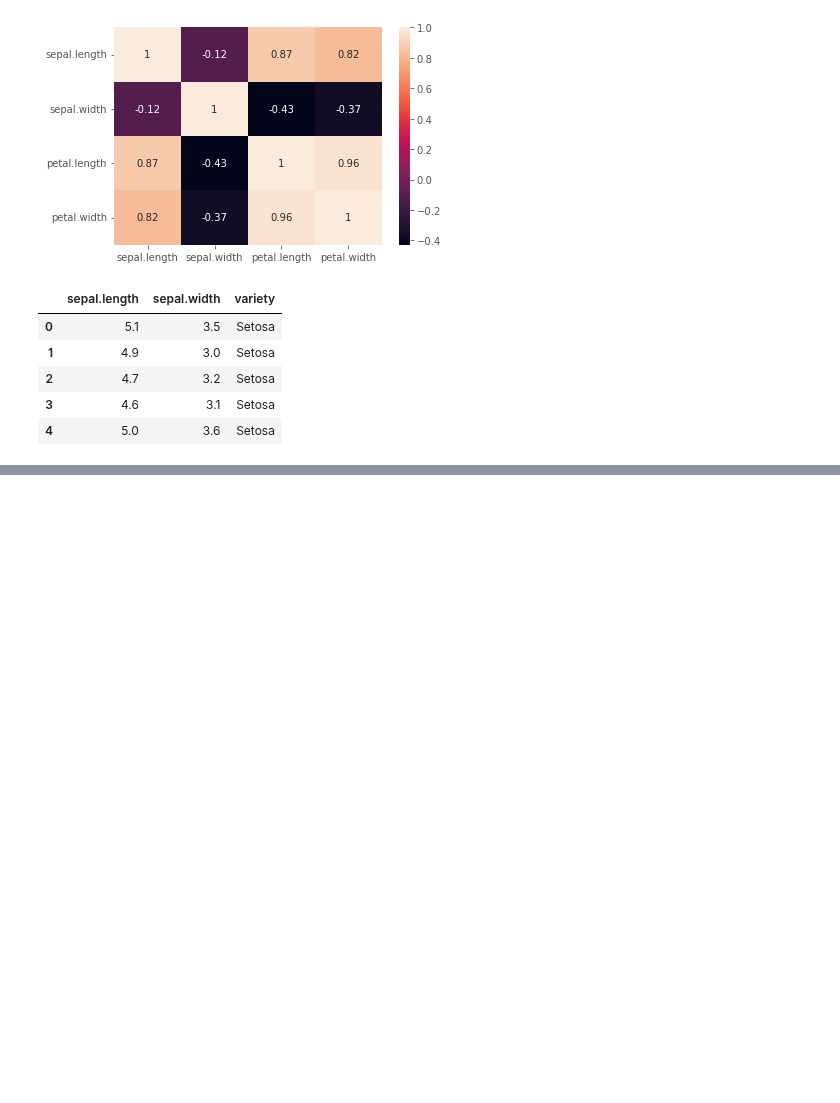
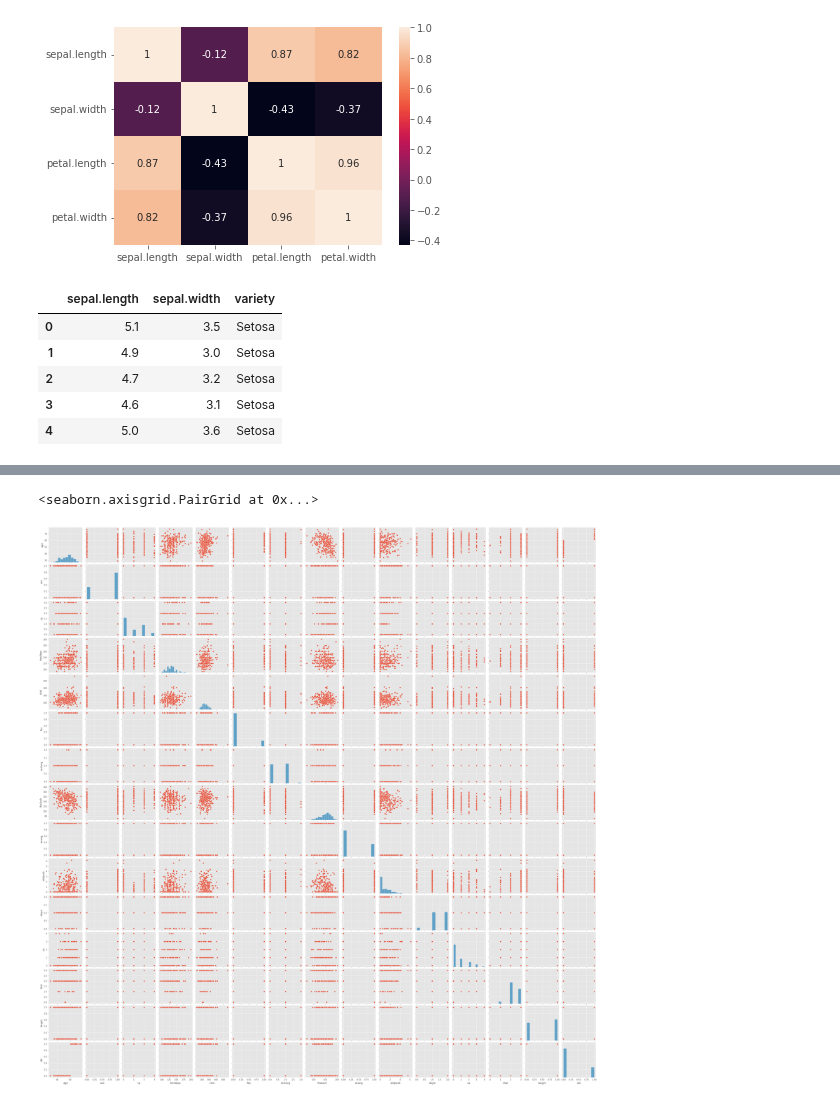
Before and after one commit to FreeRadical1320/sf_data_science, a Jupyter notebook: practice/EDA_3.ipynb, the cells around one changed output, grey strips where cells are left out. Drawn from its saved outputs; the diff is of its cells as text; code cells hidden in the pictures; blank space fills up the shorter version.

```diff
--- a/practice/EDA_3.ipynb
+++ b/practice/EDA_3.ipynb
@@ -771,0 +762,2 @@ iris.head()
+# %%
+heart = pd.read_csv('data/heart.csv')
@@ -771,0 +789,3 @@ iris.head()
+# %%
+heart['old'] = heart['age'].apply(lambda x: 1 if x > 60 else 0)
+heart['old'].sum()
@@ -771,0 +800,37 @@ iris.head()
+# %%
+heart['trestbps_mean'] = 0
+for idx, (age, sex) in enumerate(zip(heart['age'], heart['sex'])):
+    sex = int(sex)
+    age = int(age)
+    #print(idx, age, sex)
+    if age <= 20:
+        if sex:
+            trestbps_mean = '123/76'
+        else:
+            trestbps_mean = '116/72'
+    elif age >= 21 and age <= 30:
+        if sex:
+            trestbps_mean = '126/79'
+        else:
+            trestbps_mean = '120/75'
+    elif age >= 31 and age <= 40:
+        if sex:
+            trestbps_mean = '129/81'
+        else:
+            trestbps_mean = '127/80'
+    elif age >= 41 and age <= 50:
+        if sex:
+            trestbps_mean = '135/83'
+        else:
+            trestbps_mean = '137/84'
+    elif age >= 51 and age <= 60:
+        if sex:
+            trestbps_mean = '142/85'
+        else:
+            trestbps_mean = '144/85'
+    elif age >= 61:
+        if sex:
+            trestbps_mean = '142/80'
+        else:
+            trestbps_mean = '159/85'
+    heart['trestbps_mean'].iloc[idx] = trestbps_mean
@@ -771,0 +878,5 @@ iris.head()
+# %%
+sns.pairplot(heart)
+# %% [output]
+<seaborn.axisgrid.PairGrid at 0x...>
+[figure, added]
```
Also changed, not shown: parts of 25 cells of this notebook, 2 other files.
